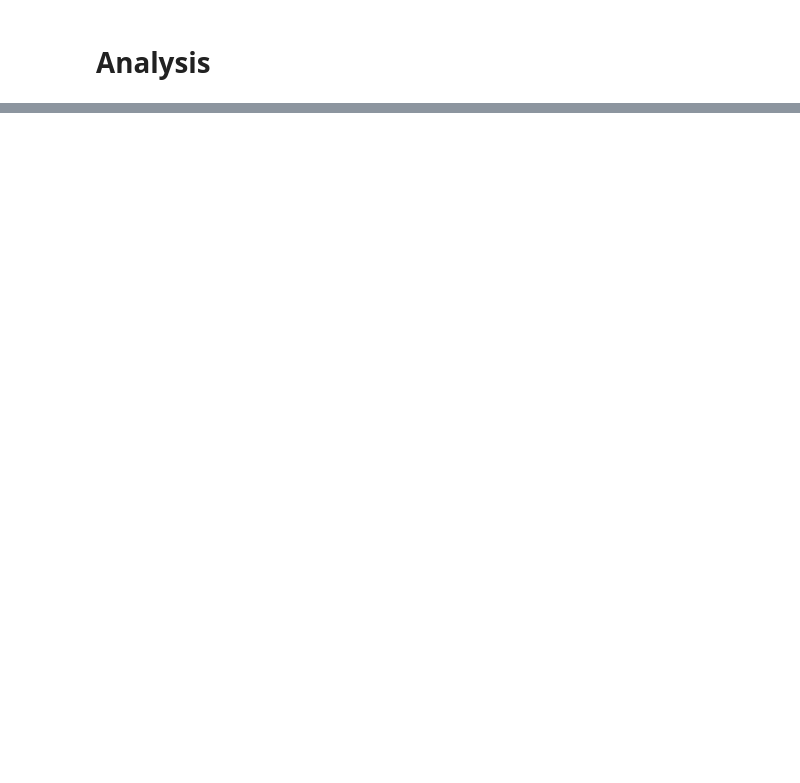
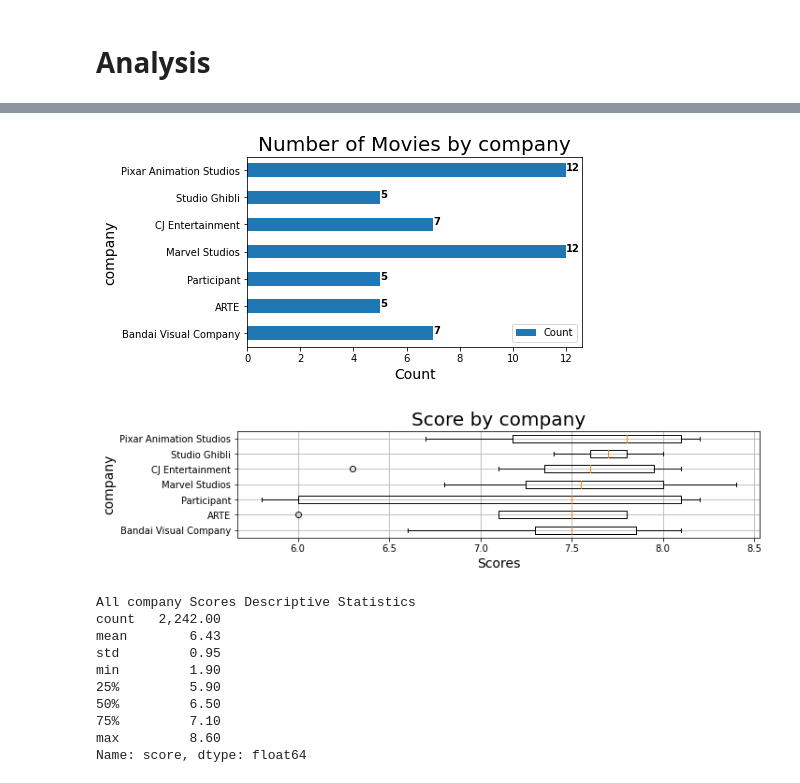
Before and after one commit to AleksKostrycka/Movie_Review_Project, a Jupyter notebook: Statistical_Analysis_Advanced.ipynb, the cells around one changed output, grey strips where cells are left out. Drawn from its saved outputs; the diff is of its cells as text; code cells hidden in the pictures; blank space fills up the shorter version.

```diff
--- a/Statistical_Analysis_Advanced.ipynb
+++ b/Statistical_Analysis_Advanced.ipynb
@@ -154,8 +163,14 @@ def cat_median(df, column):
         value_scores.append(value_score)
 
     #Bargraph of column counts
+    width = 15
+    maximum = column_counts_df['Count'].max()
+    if maximum < 15:
+        width = maximum
     length = len(column_values_list)
-    column_bar = final_df[['Count']].plot.barh(figsize = (15, length * .5))
+
+    length = len(column_values_list)
+    column_bar = final_df[['Count']].plot.barh(figsize = (width * .5, length * .5))
     column_bar.set_title(f"Number of Movies by {column}",fontsize=20)
     column_bar.set_xlabel("Count",fontsize=14)
     column_bar.set_ylabel(f"{column}",fontsize=14)
@@ -257,0 +319,15 @@ def num_desc(df, column, x_min, x_max):
+# %%
+cat_median(company_df2, 'company')
+# %% [output]
+[figure, added]
+[figure, added]
+All company Scores Descriptive Statistics
+count   2,242.00
+mean        6.43
+std         0.95
+min         1.90
+25%         5.90
+50%         6.50
+75%         7.10
+max         8.60
+Name: score, dtype: float64
```
Also changed, not shown: parts of 41 cells of this notebook.
